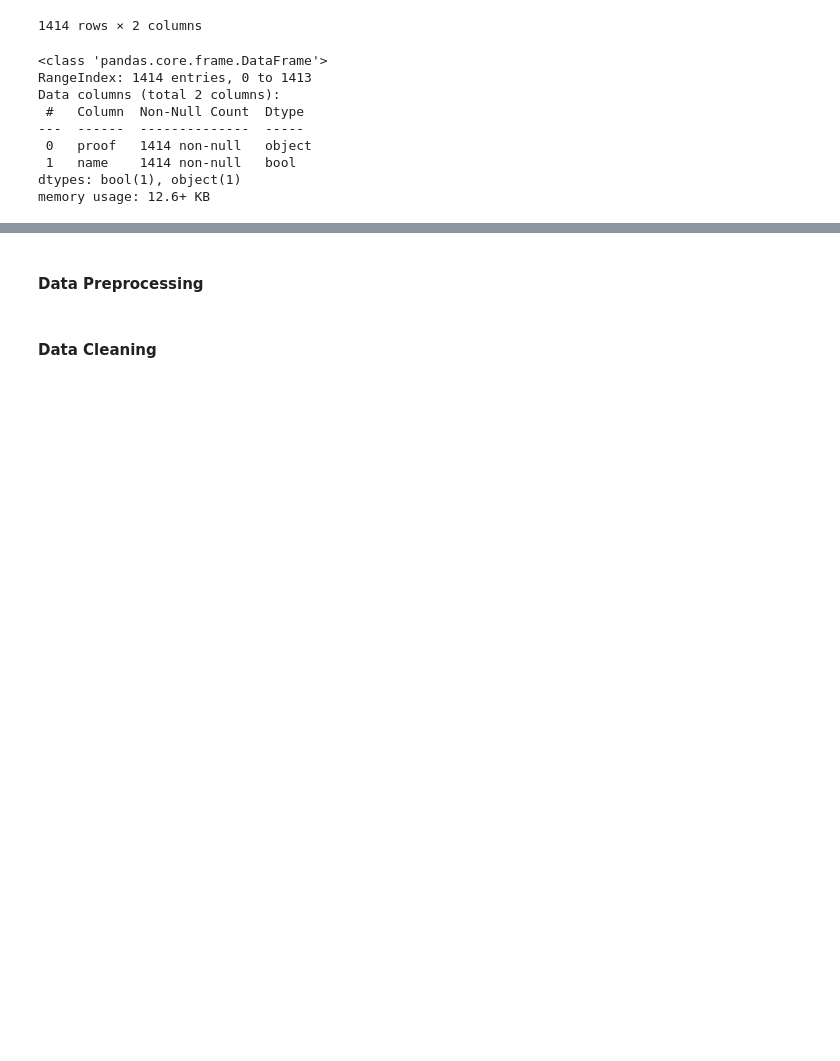
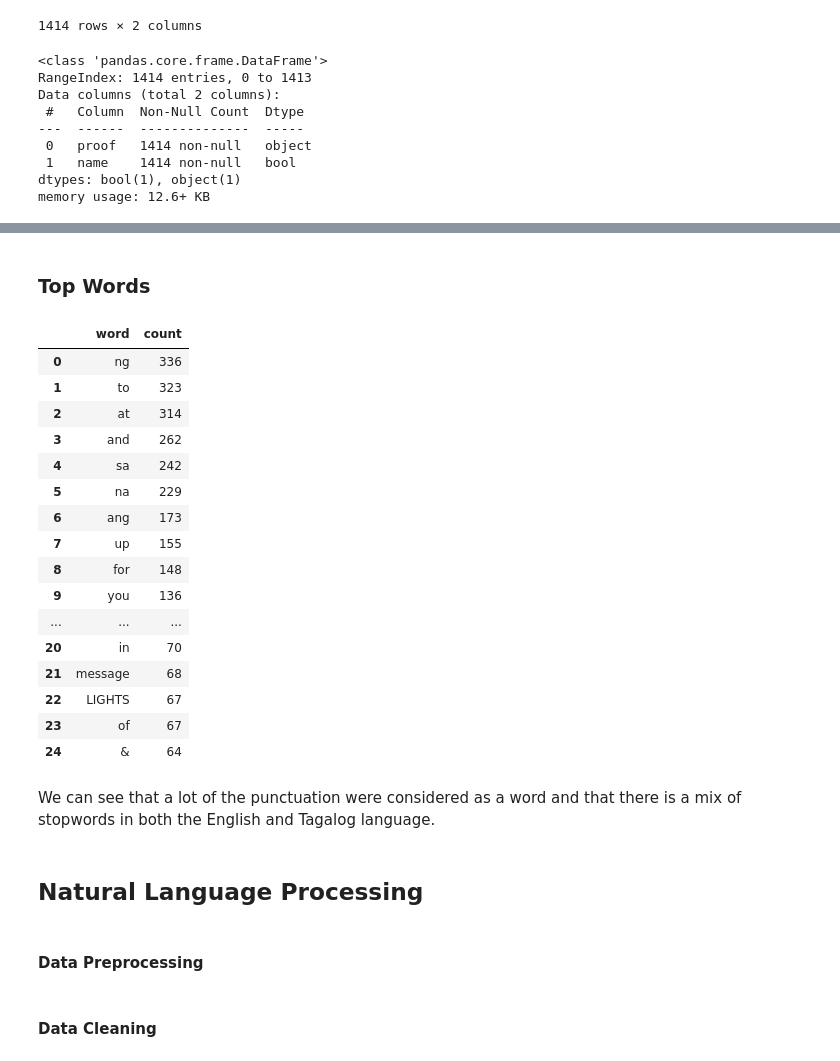
Before and after one commit to AGR-Yes/ScamMessagesPhilippines, a Jupyter notebook: PhilippineSpamSMS_Phase_2.ipynb, the cells around one changed output, grey strips where cells are left out. Drawn from its saved outputs; the diff is of its cells as text; code cells hidden in the pictures; blank space fills up the shorter version.

Commit message:
EDA + Tagalog stopwords

```diff
--- a/PhilippineSpamSMS_Phase_2.ipynb
+++ b/PhilippineSpamSMS_Phase_2.ipynb
@@ -177,3 +140,32 @@ ValueError: Only supported for TrueType fonts
+# %% [markdown]
+### **Top Words**
+# %%
+#get top 25 words with count into a dataframe
+raw_top25 = pd.DataFrame(FreqDist(text.split()).most_common(25), columns=['word','count'])
+
+raw_top25
+# %% [output]
+|  | word | count |
+| 0 | ng | 336 |
+| 1 | to | 323 |
+| 2 | at | 314 |
+| 3 | and | 262 |
+| 4 | sa | 242 |
+| 5 | na | 229 |
+| 6 | ang | 173 |
+| 7 | up | 155 |
+| 8 | for | 148 |
+| 9 | you | 136 |
+| ... | ... | ... |
+| 20 | in | 70 |
+| 21 | message | 68 |
+| 22 | LIGHTS | 67 |
+| 23 | of | 67 |
+| 24 | & | 64 |
+# %% [markdown]
+We can see that a lot of the punctuation were considered as a word and that there is a mix of stopwords in both the English and Tagalog language.
+# %% [markdown]
+## **Natural Language Processing**
 # %% [markdown]
 #### **Data Preprocessing**
 # %% [markdown]
```
Also changed, not shown: parts of 17 cells of this notebook, 1 other file.
